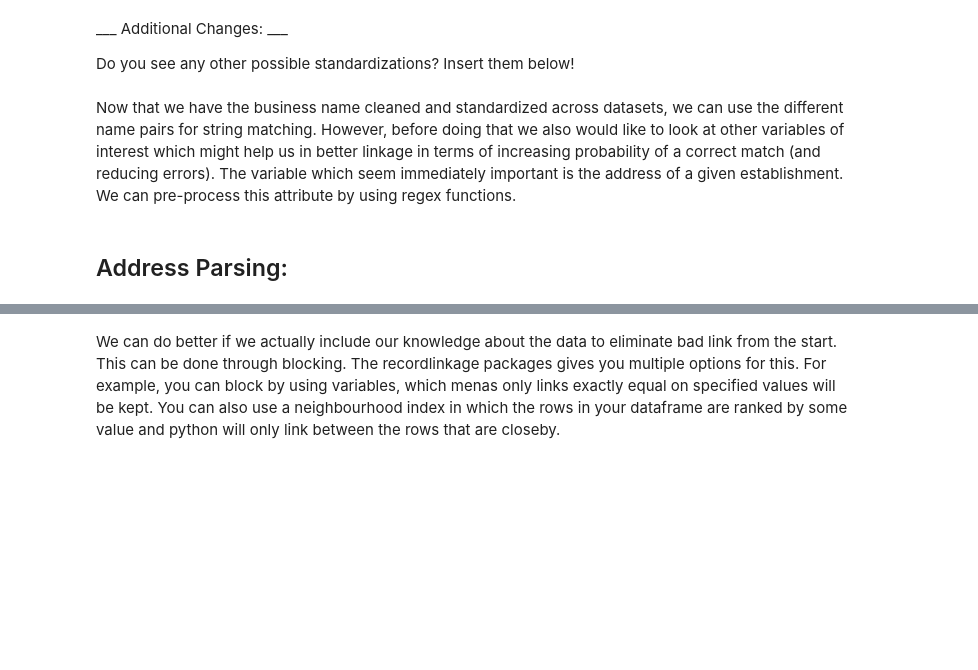
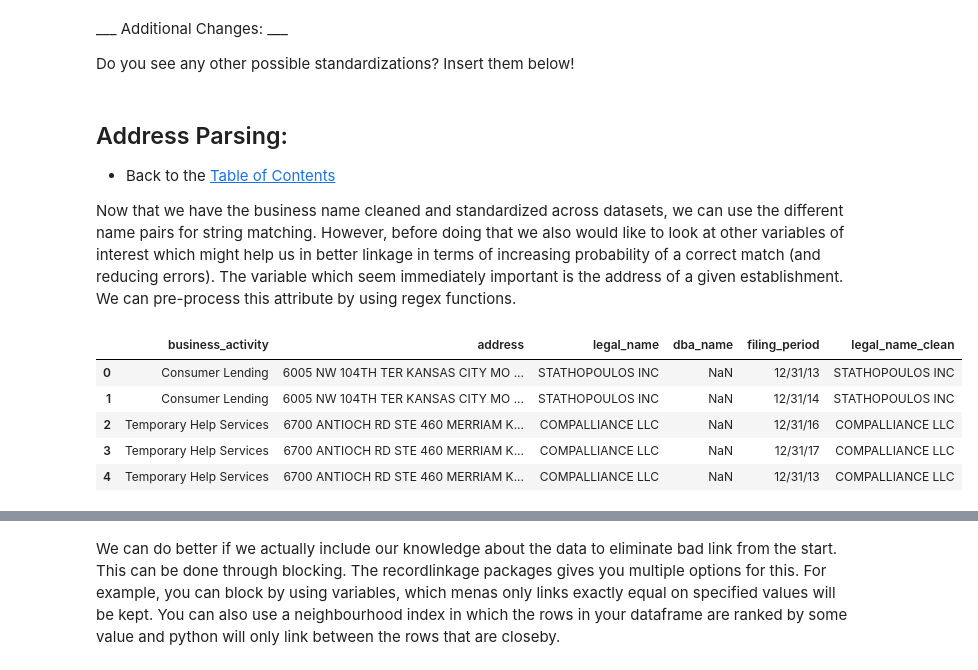
Before and after one commit to Coleridge-Initiative/ada-2018-kcmo, a Jupyter notebook: scripts/class_notebooks/3_1_Record_Linkage.ipynb, the cells around one changed output, grey strips where cells are left out. Drawn from its saved outputs; the diff is of its cells as text; code cells hidden in the pictures; blank space fills up the shorter version.

```diff
--- a/scripts/class_notebooks/3_1_Record_Linkage.ipynb
+++ b/scripts/class_notebooks/3_1_Record_Linkage.ipynb
@@ -502,4 +506,14 @@ Do you see any other possible standardizations? Insert them below!
 # %% [markdown]
+## Address Parsing:
+- Back to the [Table of Contents](#Table-of-Contents)
+
 Now that we have the business name cleaned and standardized across datasets, we can use the different name pairs for string matching. However, before doing that we also would like to look at other variables of interest which might help us in better linkage in terms of increasing probability of a correct match (and reducing errors). The variable which seem immediately important is the address of a given establishment. We can pre-process this attribute by using regex functions.
-# %% [markdown]
-## Address Parsing:
+# %%
+business.head()
+# %% [output]
+|  | business_activity | address | legal_name | dba_name | filing_period | legal_name_clean |
+| 0 | Consumer Lending | 6005 NW 104TH TER KANSAS CITY MO ... | STATHOPOULOS INC | NaN | 12/31/13 | STATHOPOULOS INC |
+| 1 | Consumer Lending | 6005 NW 104TH TER KANSAS CITY MO ... | STATHOPOULOS INC | NaN | 12/31/14 | STATHOPOULOS INC |
+| 2 | Temporary Help Services | 6700 ANTIOCH RD STE 460 MERRIAM K... | COMPALLIANCE LLC | NaN | 12/31/16 | COMPALLIANCE LLC |
+| 3 | Temporary Help Services | 6700 ANTIOCH RD STE 460 MERRIAM K... | COMPALLIANCE LLC | NaN | 12/31/17 | COMPALLIANCE LLC |
+| 4 | Temporary Help Services | 6700 ANTIOCH RD STE 460 MERRIAM K... | COMPALLIANCE LLC | NaN | 12/31/13 | COMPALLIANCE LLC |
```
Also changed, not shown: parts of 25 cells of this notebook, 4 other files.
